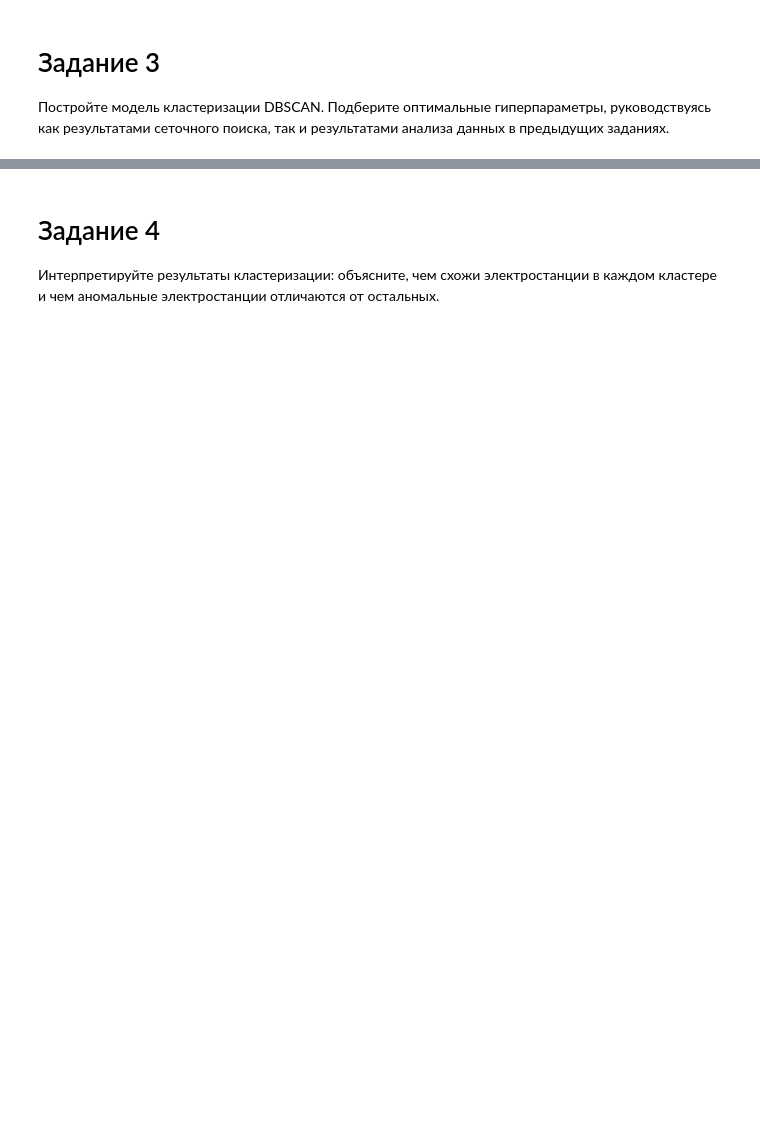
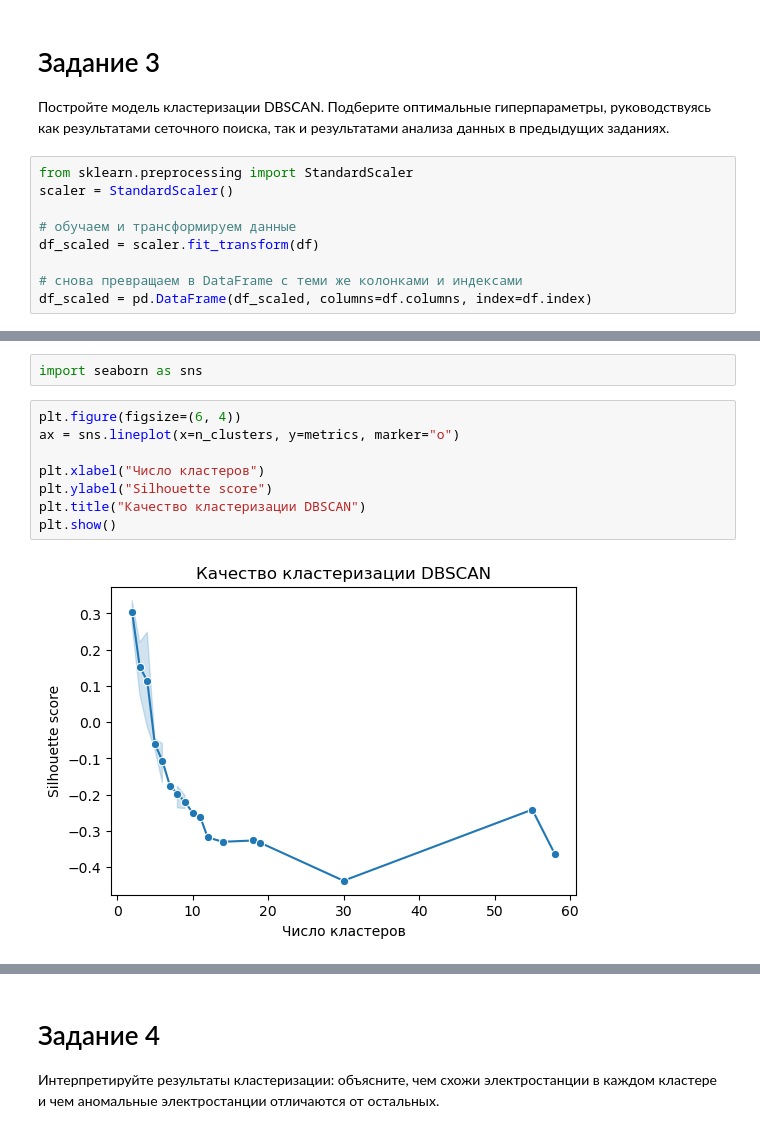
Before and after one commit to RashidUmarov/DBSCAN_Module_15, a Jupyter notebook: Практическая работа М15 DBSCAN.ipynb, the cells around one changed output, grey strips where cells are left out. Saved outputs shown, nothing was run; the diff lists cells and outputs as text; blank space fills up the shorter version.

```diff
--- a/Практическая работа М15 DBSCAN.ipynb
+++ b/Практическая работа М15 DBSCAN.ipynb
@@ -50,3 +152,12 @@
 # Задание 3
 
 Постройте модель кластеризации DBSCAN. Подберите оптимальные гиперпараметры, руководствуясь как результатами сеточного поиска, так и результатами анализа данных в предыдущих заданиях.
+# %%
+from sklearn.preprocessing import StandardScaler
+scaler = StandardScaler()
+
+# обучаем и трансформируем данные
+df_scaled = scaler.fit_transform(df)
+
+# снова превращаем в DataFrame с теми же колонками и индексами
+df_scaled = pd.DataFrame(df_scaled, columns=df.columns, index=df.index)
@@ -52,0 +227,12 @@
+# %%
+import seaborn as sns
+# %%
+plt.figure(figsize=(6, 4))
+ax = sns.lineplot(x=n_clusters, y=metrics, marker="o")
+
+plt.xlabel("Число кластеров")
+plt.ylabel("Silhouette score")
+plt.title("Качество кластеризации DBSCAN")
+plt.show()
+# %% [output]
+[figure, added]
```
Also changed, not shown: parts of 39 cells of this notebook, 1 other file.
